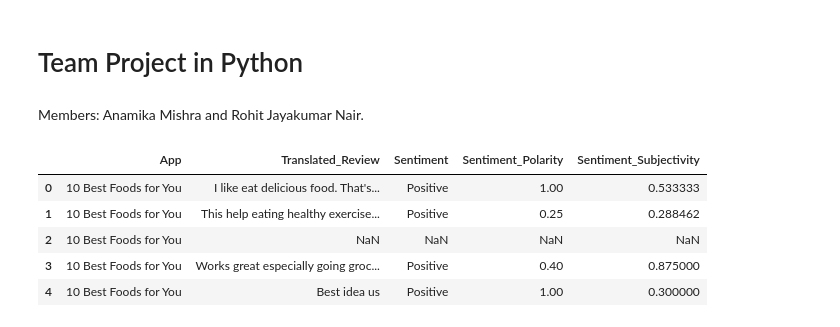
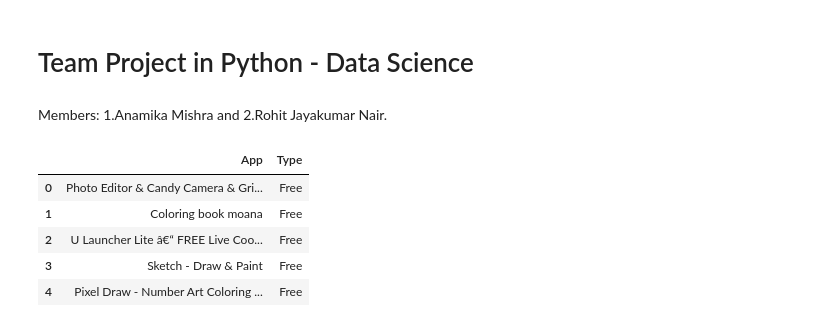
Before and after one commit to nairrj/Python-Project, a Jupyter notebook: Python-Project-code.ipynb, the cells around one changed output. Drawn from its saved outputs; the diff is of its cells as text; code cells hidden in the pictures.

```diff
--- a/Python-Project-code.ipynb
+++ b/Python-Project-code.ipynb
@@ -1,7 +1,10 @@
 # %% [markdown]
-# Team Project in Python
+# Team Project in Python - Data Science
 # %% [markdown]
-Members: Anamika Mishra and Rohit Jayakumar Nair.
+Members:
+1.Anamika Mishra
+and
+2.Rohit Jayakumar Nair.
 # %%
 import pandas as pd
 import numpy as np
@@ -11,18 +14,21 @@ from collections import Counter
 # %%
 #******************************Data Wrangling**********************************
 
 #Load the Data
 # Read the CSV File Using Pandas read_csv function
 greview='C:/Users/anami/Documents/Python/Data Wrangling/DataSets/googleplaystore_user_reviews.csv'
 gapp='C:/Users/anami/Documents/Python/Data Wrangling/DataSets/googleplaystore.csv'
+apptype='C:/Users/anami/Documents/Python/Data Wrangling/DataSets/App_Type.csv'
 GoogleApp = pd.read_csv(gapp)
 GoogleReview = pd.read_csv(greview)
+GoogleAppType = pd.read_csv(apptype)
 GoogleApp.head()
 GoogleReview.head()
+GoogleAppType.head()
 # %% [output]
-|  | App | Translated_Review | Sentiment | Sentiment_Polarity | Sentiment_Subjectivity |
-| 0 | 10 Best Foods for You | I like eat delicious food. That's... | Positive | 1.00 | 0.533333 |
-| 1 | 10 Best Foods for You | This help eating healthy exercise... | Positive | 0.25 | 0.288462 |
-| 2 | 10 Best Foods for You | NaN | NaN | NaN | NaN |
-| 3 | 10 Best Foods for You | Works great especially going groc... | Positive | 0.40 | 0.875000 |
-| 4 | 10 Best Foods for You | Best idea us | Positive | 1.00 | 0.300000 |
+|  | App | Type |
+| 0 | Photo Editor & Candy Camera & Gri... | Free |
+| 1 | Coloring book moana | Free |
+| 2 | U Launcher Lite â€“ FREE Live Coo... | Free |
+| 3 | Sketch - Draw & Paint | Free |
+| 4 | Pixel Draw - Number Art Coloring ... | Free |
```
Also changed, not shown: parts of 30 cells of this notebook.
